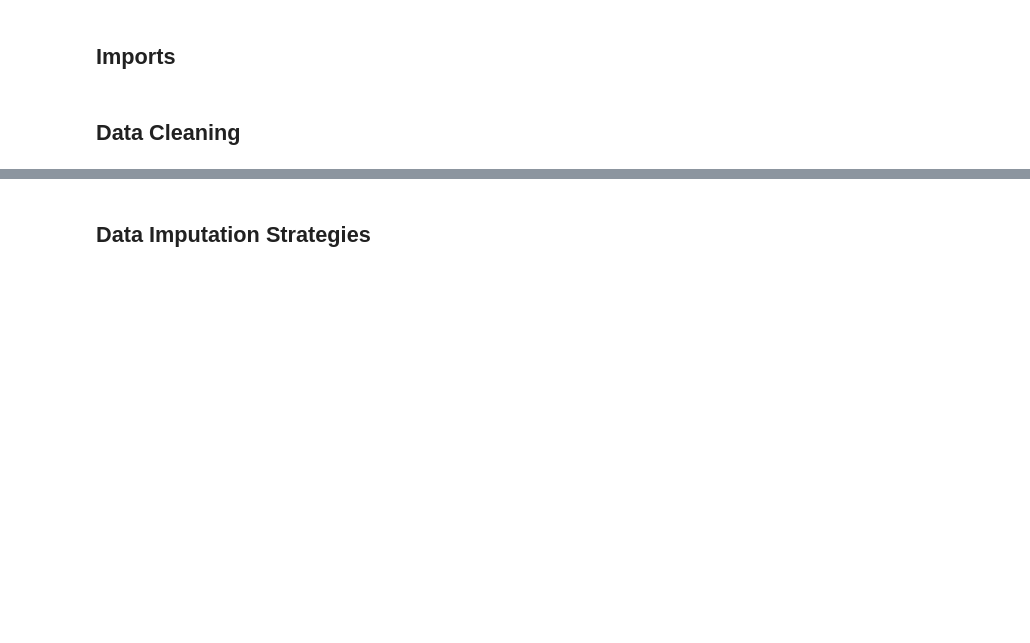
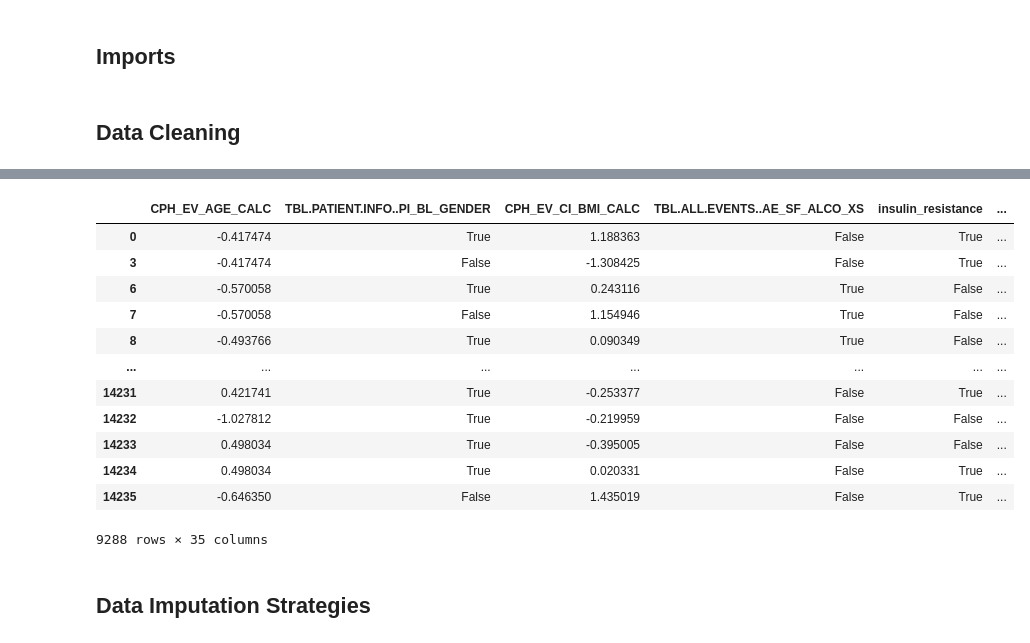
Before and after one commit to LBncl/AmazonMLInterviewQuestion, a Jupyter notebook: NAFLD.ipynb, the cells around one changed output, grey strips where cells are left out. Cells and saved outputs as stored; diff of their text form; code cells hidden in the pictures; blank space fills up the shorter version.

```diff
--- a/NAFLD.ipynb
+++ b/NAFLD.ipynb
@@ -47,6 +44,25 @@ features = main_df.iloc[:, 0:35]
 features.iloc[:, [1,3,4,5,7,9,21]] = features.iloc[:, [1,3,4,5,7,9,21]].astype(bool)
 cols_normalise = features.select_dtypes(include=[np.float64])
 features[cols_normalise.columns] = preprocessing.scale(cols_normalise)
+# %%
+# Filter to only select basline event types
+features['CPH_EV_EVENT_TYPE'] = df['CPH_EV_EVENT_TYPE']
+features = features.loc[df['CPH_EV_EVENT_TYPE'] == 'Baseline']
+features = features.iloc[: , :-1]
+# %% [output]
+|  | CPH_EV_AGE_CALC | TBL.PATIENT.INFO..PI_BL_GENDER | CPH_EV_CI_BMI_CALC | TBL.ALL.EVENTS..AE_SF_ALCO_XS | insulin_resistance | ... |
+| 0 | -0.417474 | True | 1.188363 | False | True | ... |
+| 3 | -0.417474 | False | -1.308425 | False | True | ... |
+| 6 | -0.570058 | True | 0.243116 | True | False | ... |
+| 7 | -0.570058 | False | 1.154946 | True | False | ... |
+| 8 | -0.493766 | True | 0.090349 | True | False | ... |
+| ... | ... | ... | ... | ... | ... | ... |
+| 14231 | 0.421741 | True | -0.253377 | False | True | ... |
+| 14232 | -1.027812 | True | -0.219959 | False | False | ... |
+| 14233 | 0.498034 | True | -0.395005 | False | False | ... |
+| 14234 | 0.498034 | True | 0.020331 | False | True | ... |
+| 14235 | -0.646350 | False | 1.435019 | False | True | ... |
+9288 rows × 35 columns
 # %% [markdown]
 ## Data Imputation Strategies
 # %%
```
Also changed, not shown: parts of 21 cells of this notebook.
